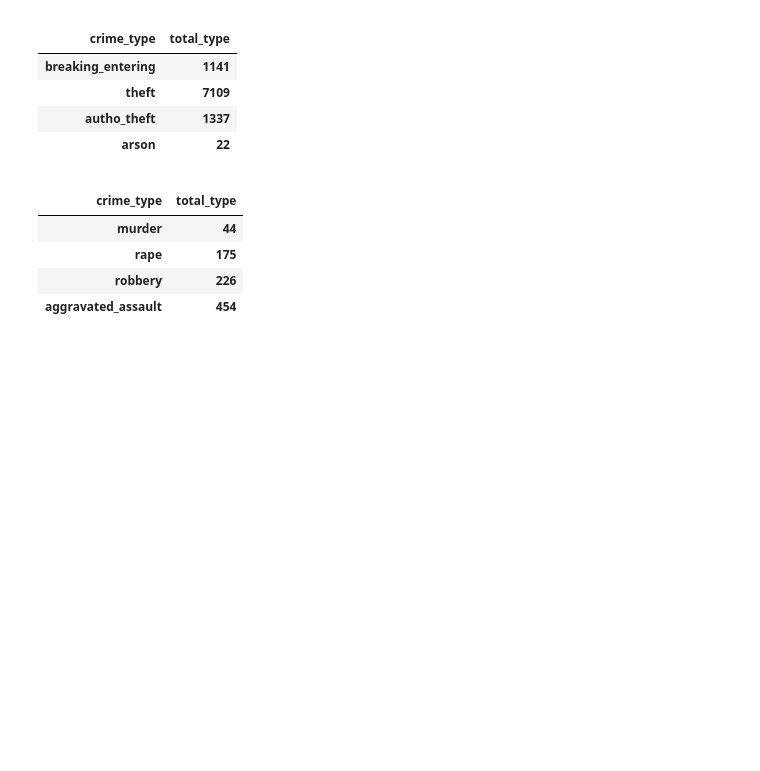
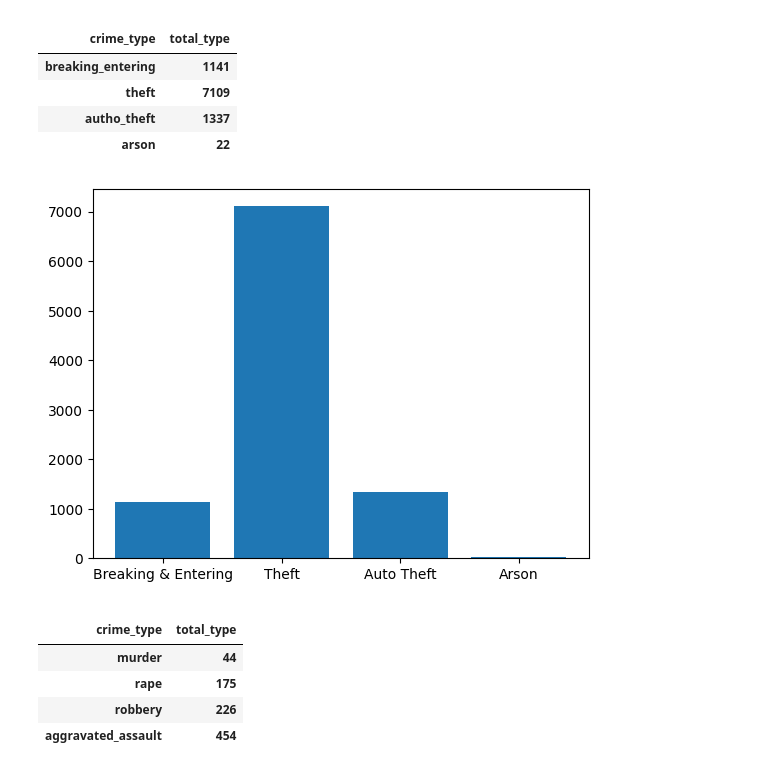
Before and after one commit to DonBradshawUS/LexCrimeData, a Jupyter notebook: code.ipynb, the cells around one changed output. Saved outputs shown, nothing was run; the diff lists cells and outputs as text; code cells hidden in the pictures; blank space fills up the shorter version.

```diff
--- a/code.ipynb
+++ b/code.ipynb
@@ -53,6 +71,14 @@ display(df4)
 | theft | 7109 |
 | autho_theft | 1337 |
 | arson | 22 |
+# %%
+x = np.array(["Breaking & Entering", "Theft", "Auto Theft", "Arson"])
+y = np.array([1141, 7109, 1337, 22])
+
+plt.bar(x,y)
+plt.show()
+# %% [output]
+[figure, added]
 # %%
 df5 = pd.read_csv('data/2022_violent_crime.csv',
     header=0,
```
Also changed, not shown: parts of 5 cells of this notebook.
